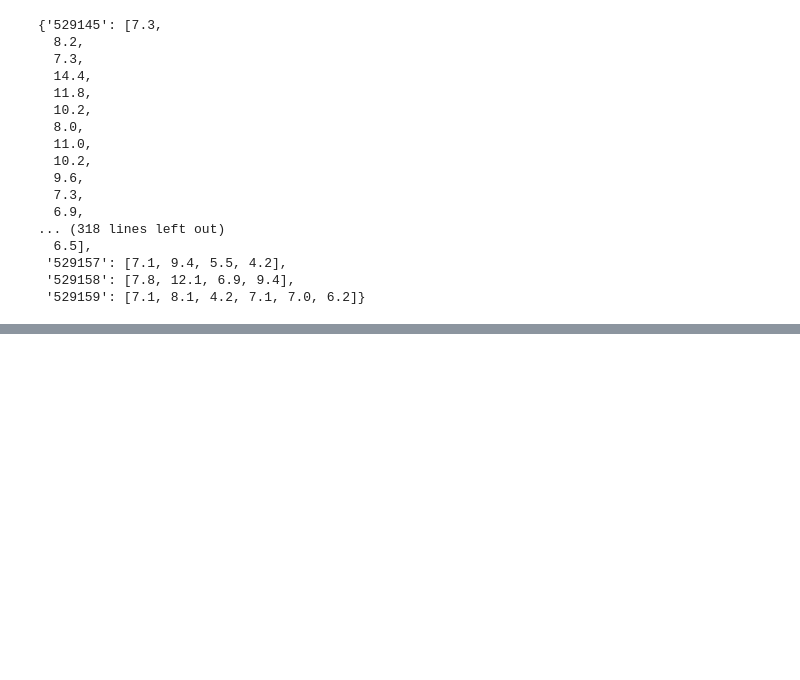
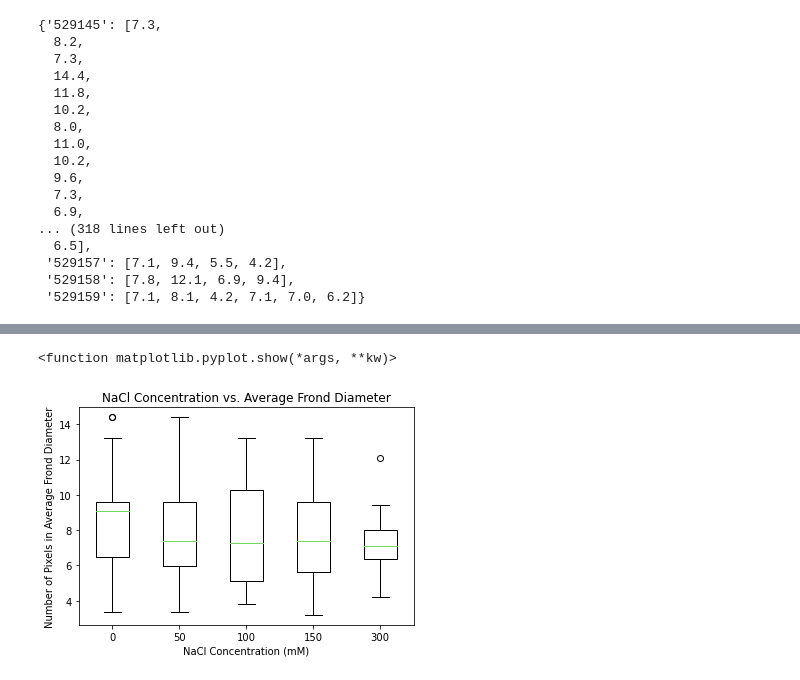
Before and after one commit to mtscott321/duckweed_data_analysis, a Jupyter notebook: 41661_ecotoxicology.ipynb, the cells around one changed output, grey strips where cells are left out. Saved outputs shown, nothing was run; the diff lists cells and outputs as text; code cells hidden in the pictures; blank space fills up the shorter version.

Commit message:
Adding frond diameter analysis for ecotoxicology

```diff
--- a/41661_ecotoxicology.ipynb
+++ b/41661_ecotoxicology.ipynb
@@ -538,0 +563,24 @@ item_frond_diams
+# %%
+cond_vals = {}
+for conc in cond_dict:
+    cond_vals[conc] = []
+    for item in item_dict:
+        if item_dict[item] == conc:
+            cond_vals[conc] += item_frond_diams[str(item)]
+# %%
+"""
+Calculate the average frond size for each NaCl concentration and plot it (how should we do )
+"""
+vals = []
+for key in cond_vals.keys():
+    vals.append(cond_vals[key])
+ax = plt.axes()
+ax.boxplot(vals)
+ax.set_xticklabels(list(cond_vals.keys()))
+ax.set_xlabel("NaCl Concentration (mM)")
+ax.set_ylabel("Number of Pixels in Average Frond Diameter")
+ax.set_title("NaCl Concentration vs. Average Frond Diameter")
+plt.show
+# %% [output]
+<function matplotlib.pyplot.show(*args, **kw)>
+[figure, added]
```
Also changed, not shown: parts of 5 cells of this notebook.
